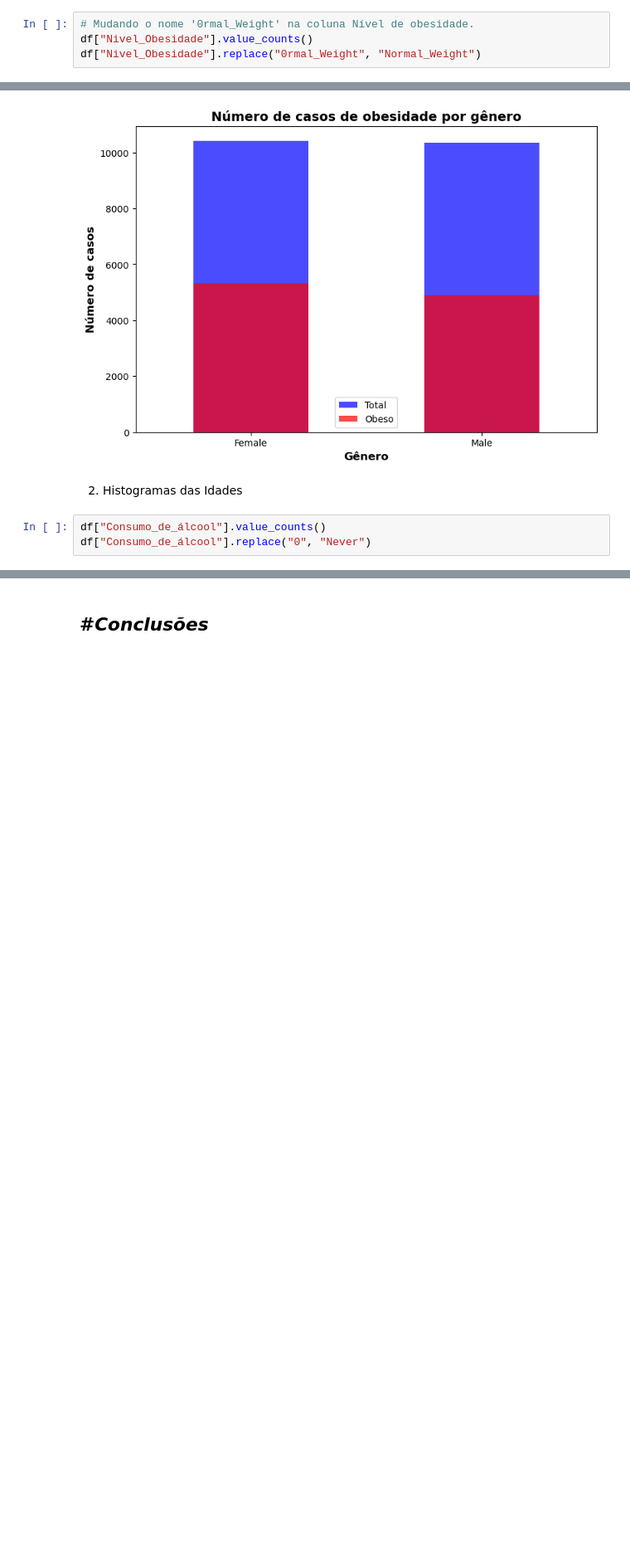
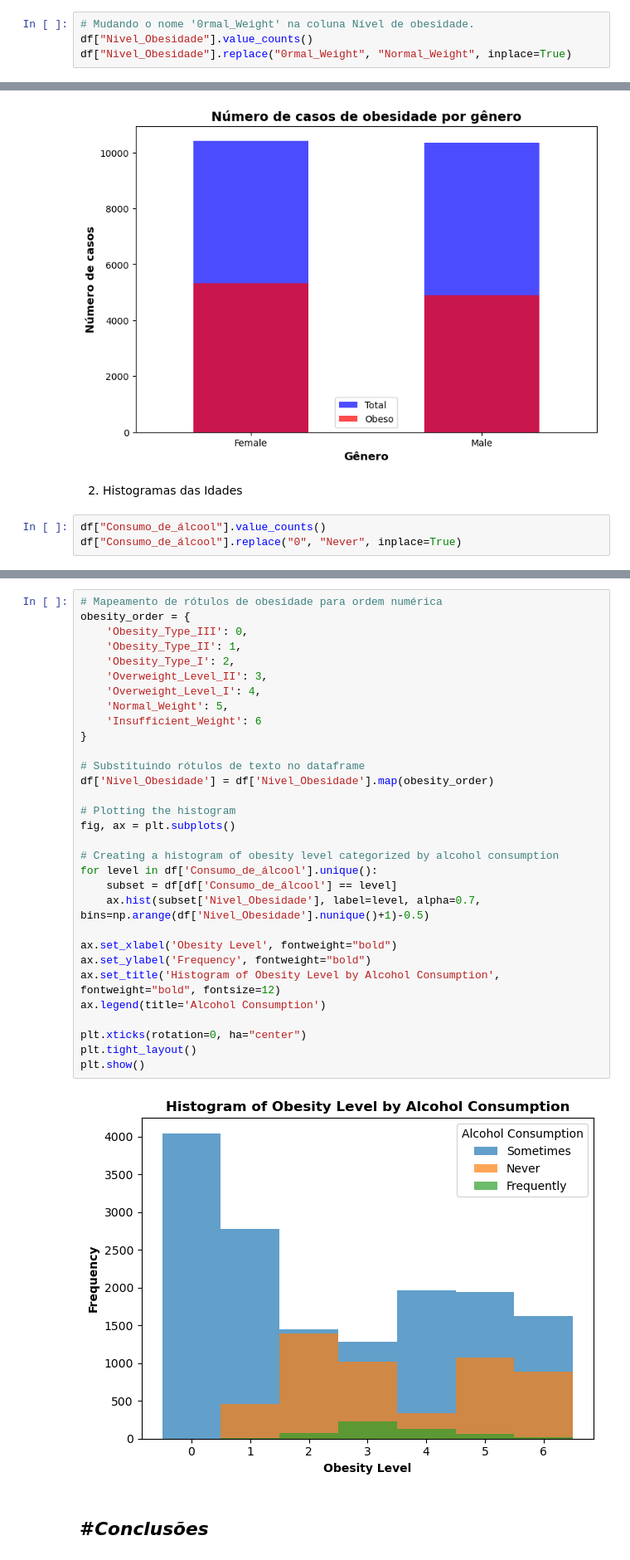
Before and after one commit to talesnobre/Trainees2, a Jupyter notebook: Notebook 2/Aula_EDA Luigi.ipynb, the cells around one changed output, grey strips where cells are left out. Shown at 83% size. Drawn from its saved outputs; the diff is of its cells as text; blank space fills up the shorter version.

```diff
--- a/Notebook 2/Aula_EDA Luigi.ipynb
+++ b/Notebook 2/Aula_EDA Luigi.ipynb
@@ -664,4 +664,4 @@ df = df.drop('id', axis=1)
 # %%
 # Mudando o nome '0rmal_Weight' na coluna Nível de obesidade.
 df["Nivel_Obesidade"].value_counts()
-df["Nivel_Obesidade"].replace("0rmal_Weight", "Normal_Weight")
+df["Nivel_Obesidade"].replace("0rmal_Weight", "Normal_Weight", inplace=True)
@@ -708,4 +695,4 @@ plt.show()
 2. Histogramas das Idades
 # %%
 df["Consumo_de_álcool"].value_counts()
-df["Consumo_de_álcool"].replace("0", "Never")
+df["Consumo_de_álcool"].replace("0", "Never", inplace=True)
@@ -749,2 +699,35 @@ plt.show()
+# %%
+# Mapeamento de rótulos de obesidade para ordem numérica
+obesity_order = {
+    'Obesity_Type_III': 0,
+    'Obesity_Type_II': 1,
+    'Obesity_Type_I': 2,
+    'Overweight_Level_II': 3,
+    'Overweight_Level_I': 4,
+    'Normal_Weight': 5,
+    'Insufficient_Weight': 6
+}
+
+# Substituindo rótulos de texto no dataframe
+df['Nivel_Obesidade'] = df['Nivel_Obesidade'].map(obesity_order)
+
+# Plotting the histogram
+fig, ax = plt.subplots()
+
+# Creating a histogram of obesity level categorized by alcohol consumption
+for level in df['Consumo_de_álcool'].unique():
+    subset = df[df['Consumo_de_álcool'] == level]
+    ax.hist(subset['Nivel_Obesidade'], label=level, alpha=0.7, bins=np.arange(df['Nivel_Obesidade'].nunique()+1)-0.5)
+
+ax.set_xlabel('Obesity Level', fontweight="bold")
+ax.set_ylabel('Frequency', fontweight="bold")
+ax.set_title('Histogram of Obesity Level by Alcohol Consumption', fontweight="bold", fontsize=12)
+ax.legend(title='Alcohol Consumption')
+
+plt.xticks(rotation=0, ha="center")
+plt.tight_layout()
+plt.show()
+# %% [output]
+[figure, added]
 # %% [markdown]
 ## #*Conclusões*
```
Also changed, not shown: parts of 5 cells of this notebook.
